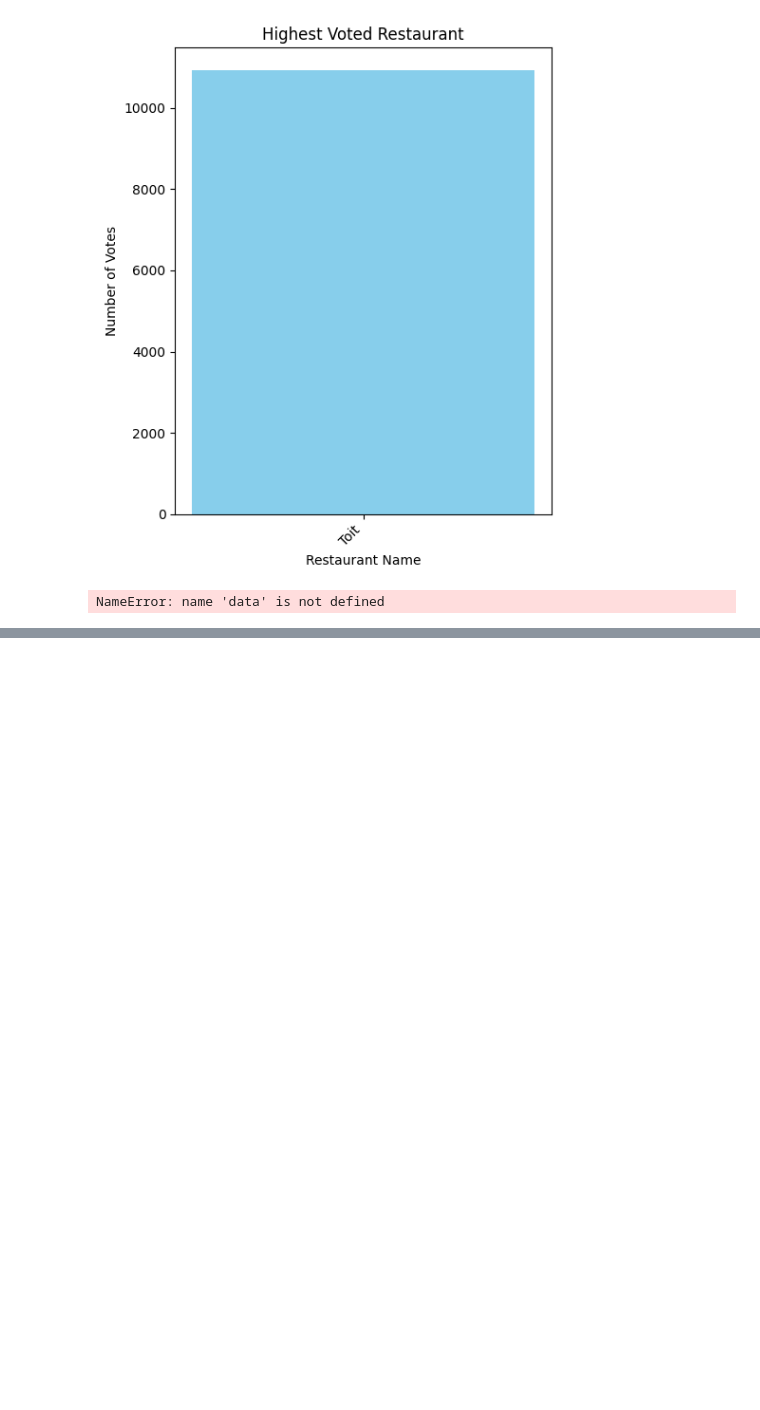
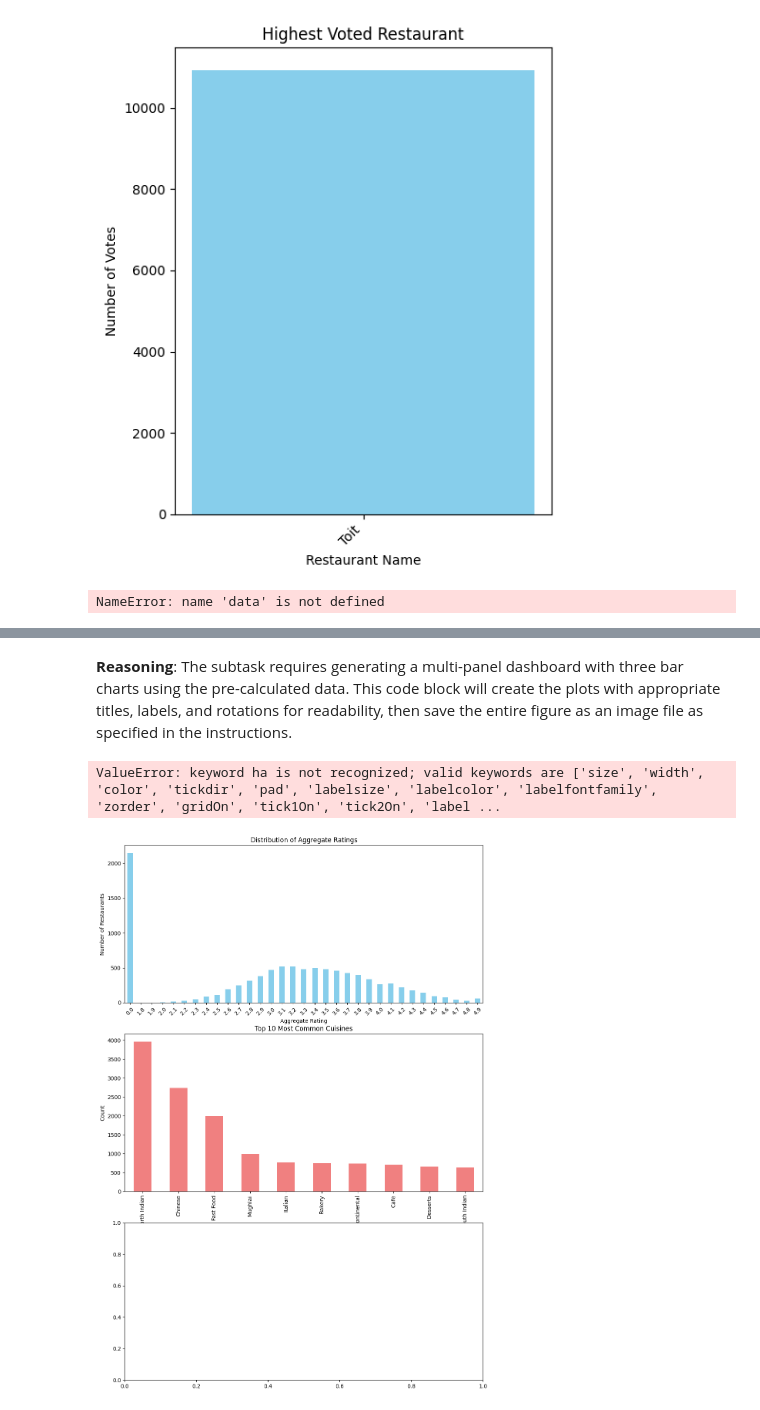
Before and after one commit to arvindk91068/arvind-, a Jupyter notebook: zomato_project.ipynb, the cells around one changed output, grey strips where cells are left out. Drawn from its saved outputs; the diff is of its cells as text; code cells hidden in the pictures; blank space fills up the shorter version.

```diff
--- a/zomato_project.ipynb
+++ b/zomato_project.ipynb
@@ -358,0 +387,16 @@ NameError: name 'data' is not defined
+# %%
+import pandas as pd
+
+data = pd.read_csv('/content/zomato.csv', encoding='latin-1')
+
+aggregate_rating_distribution = data['Aggregate rating'].value_counts().sort_index()
+print("Distribution of Aggregate Ratings:")
+print(aggregate_rating_distribution)
+
+top_10_cuisines = data['Cuisines'].str.split(', ').explode().value_counts().head(10)
+print("\nTop 10 Most Common Cuisines:")
+print(top_10_cuisines)
+
+top_10_localities = data['Locality'].value_counts().head(10)
+print("\nTop 10 Most Common Localities:")
+print(top_10_localities)
@@ -358,0 +426,42 @@ NameError: name 'data' is not defined
+# %% [markdown]
+**Reasoning**:
+The subtask requires generating a multi-panel dashboard with three bar charts using the pre-calculated data. This code block will create the plots with appropriate titles, labels, and rotations for readability, then save the entire figure as an image file as specified in the instructions.
+# %%
+import matplotlib.pyplot as plt
+import seaborn as sns
+
+# Create a figure and three subplots
+fig, ax = plt.subplots(3, 1, figsize=(12, 18))
+
+# Plotting the distribution of Aggregate Ratings
+aggregate_rating_distribution.plot(kind='bar', ax=ax[0], color='skyblue')
+ax[0].set_title('Distribution of Aggregate Ratings')
+ax[0].set_xlabel('Aggregate Rating')
+ax[0].set_ylabel('Number of Restaurants')
+ax[0].tick_params(axis='x', rotation=45)
+
+# Plotting the top 10 most common Cuisines
+top_10_cuisines.plot(kind='bar', ax=ax[1], color='lightcoral')
+ax[1].set_title('Top 10 Most Common Cuisines')
+ax[1].set_xlabel('Cuisine')
+ax[1].set_ylabel('Count')
+ax[1].tick_params(axis='x', rotation=45, ha='right')
+
+# Plotting the top 10 most common Localities
+top_10_localities.plot(kind='bar', ax=ax[2], color='lightgreen')
+ax[2].set_title('Top 10 Most Common Localities')
+ax[2].set_xlabel('Locality')
+ax[2].set_ylabel('Count')
+ax[2].tick_params(axis='x', rotation=45, ha='right')
+
+# Adjust subplot parameters for a tight layout
+plt.tight_layout()
+
+# Save the figure as an image file
+plt.savefig('zomato_dashboard.png')
+
+# Display the plot
+plt.show()
+# %% [output]
+ValueError: keyword ha is not recognized; valid keywords are ['size', 'width', 'color', 'tickdir', 'pad', 'labelsize', 'labelcolor', 'labelfontfamily', 'zorder', 'gridOn', 'tick1On', 'tick2On', 'label ...
+[figure, added]
```
Also changed, not shown: parts of 15 cells of this notebook.
